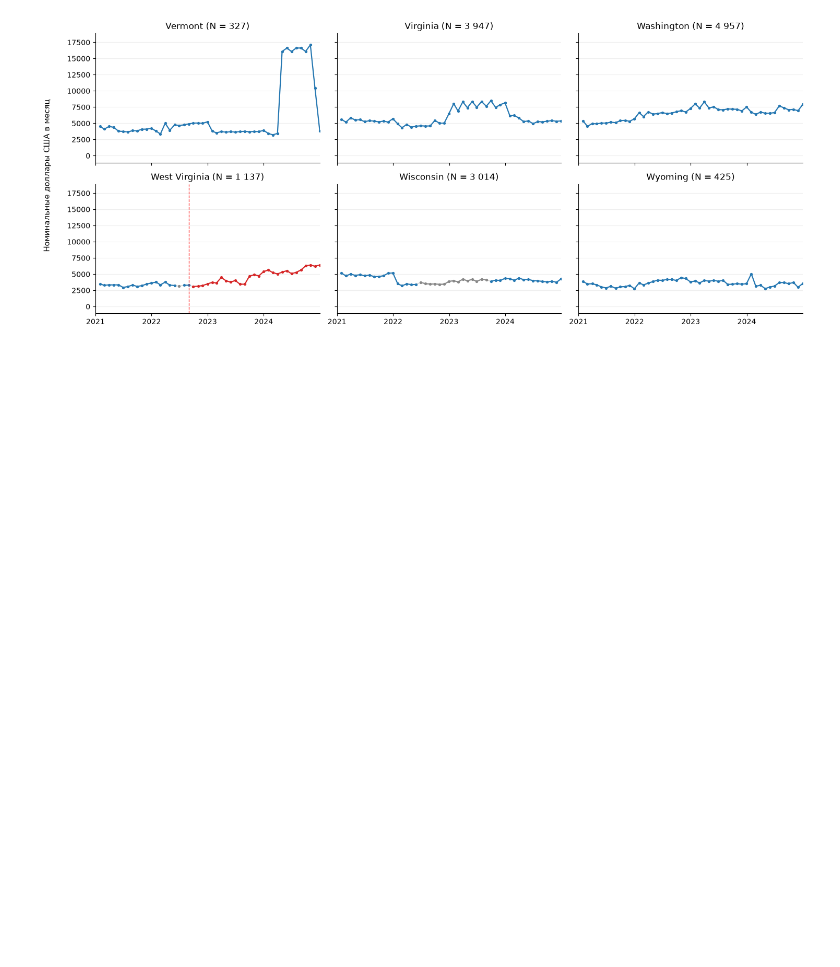
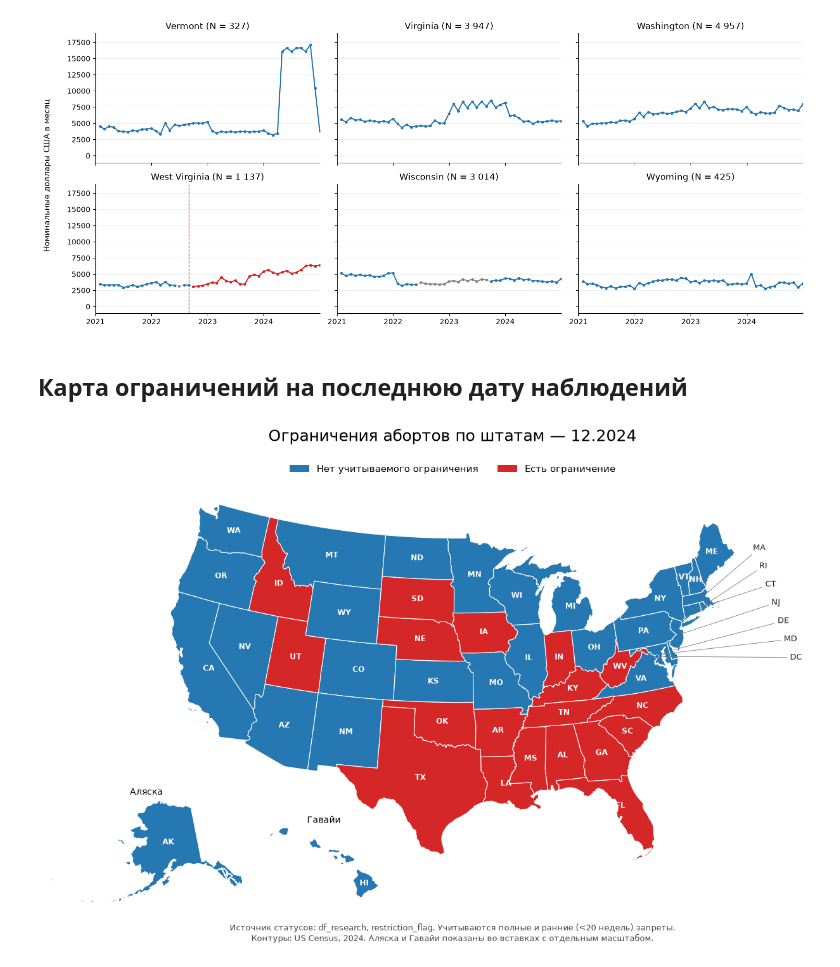
Before and after one commit to lizaml/state_abortion_restrictions_project, a Jupyter notebook: data_check.ipynb, the cells around one changed output. Saved outputs shown, nothing was run; the diff lists cells and outputs as text; code cells hidden in the pictures; blank space fills up the shorter version.

```diff
--- a/data_check.ipynb
+++ b/data_check.ipynb
@@ -264,3 +263,5 @@ for offset in range(0, len(states), 9):
 [figure]
 [figure]
 [figure]
+# %% [markdown]
+## Карта ограничений на последнюю дату наблюдений
@@ -266,0 +429,9 @@ for offset in range(0, len(states), 9):
+# %%
+# Статусы берутся только из df_research на последнюю дату наблюдений.
+# Контуры штатов Census находятся в map_assets/.
+import matplotlib.pyplot as plt
+
+fig_map, state_map = plot_restriction_map(df_research, flag="restriction_flag")
+plt.show()
+# %% [output]
+[figure, added]
```
Also changed, not shown: parts of 2 cells of this notebook, 4 other files.
